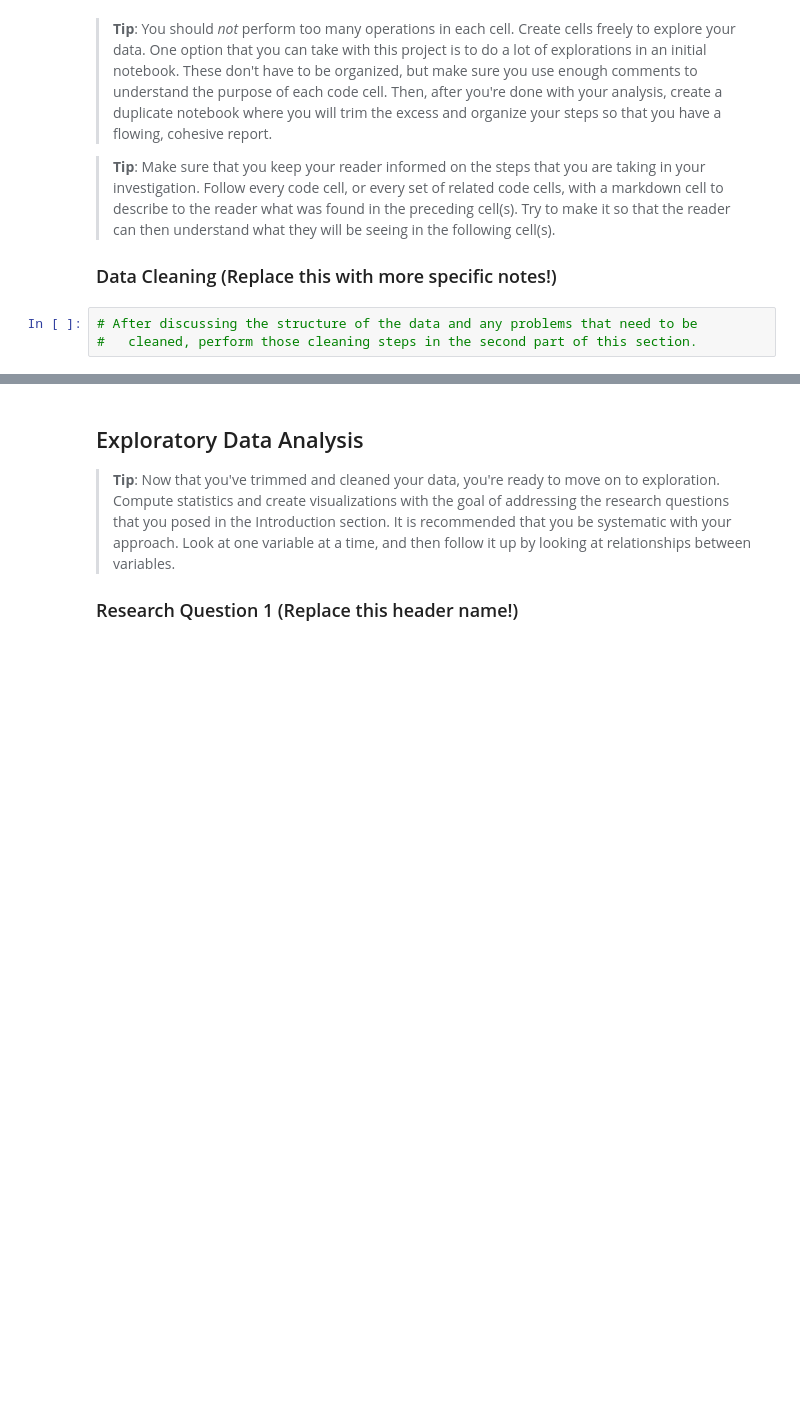
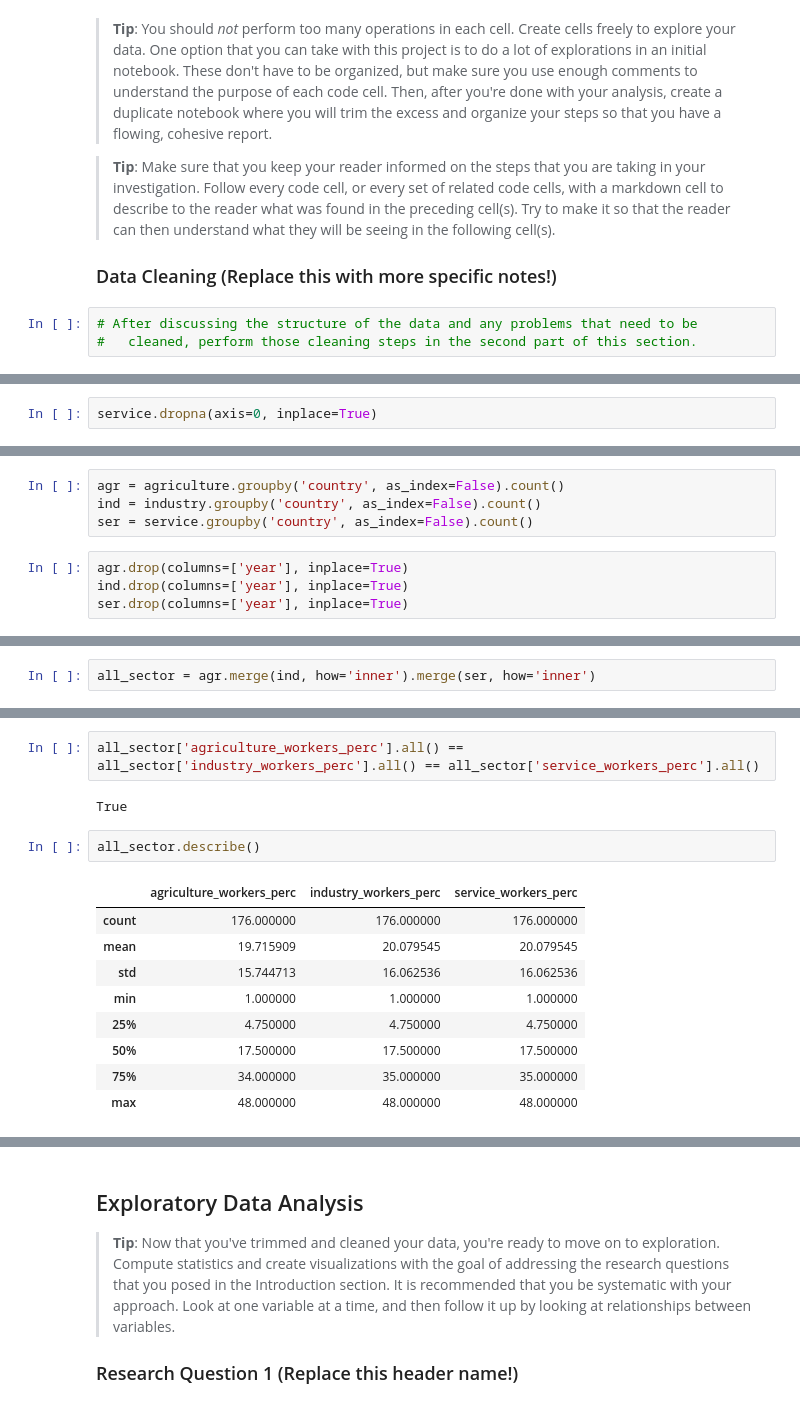
Before and after one commit to suefenali/data_analysis_nanodegree, a Jupyter notebook: project_2/investigate-a-dataset-template.ipynb, the cells around one changed output, grey strips where cells are left out. Saved outputs shown, nothing was run; the diff lists cells and outputs as text; blank space fills up the shorter version.

```diff
--- a/project_2/investigate-a-dataset-template.ipynb
+++ b/project_2/investigate-a-dataset-template.ipynb
@@ -509,0 +572,2 @@ The data for the `employment by status` is not as consistent as the other indica
+# %%
+service.dropna(axis=0, inplace=True)
@@ -509,0 +614,8 @@ The data for the `employment by status` is not as consistent as the other indica
+# %%
+agr = agriculture.groupby('country', as_index=False).count()
+ind = industry.groupby('country', as_index=False).count()
+ser = service.groupby('country', as_index=False).count()
+# %%
+agr.drop(columns=['year'], inplace=True)
+ind.drop(columns=['year'], inplace=True)
+ser.drop(columns=['year'], inplace=True)
@@ -509,0 +630,2 @@ The data for the `employment by status` is not as consistent as the other indica
+# %%
+all_sector = agr.merge(ind, how='inner').merge(ser, how='inner')
@@ -509,0 +645,16 @@ The data for the `employment by status` is not as consistent as the other indica
+# %%
+all_sector['agriculture_workers_perc'].all() == all_sector['industry_workers_perc'].all() == all_sector['service_workers_perc'].all()
+# %% [output]
+True
+# %%
+all_sector.describe()
+# %% [output]
+|  | agriculture_workers_perc | industry_workers_perc | service_workers_perc |
+| count | 176.000000 | 176.000000 | 176.000000 |
+| mean | 19.715909 | 20.079545 | 20.079545 |
+| std | 15.744713 | 16.062536 | 16.062536 |
+| min | 1.000000 | 1.000000 | 1.000000 |
+| 25% | 4.750000 | 4.750000 | 4.750000 |
+| 50% | 17.500000 | 17.500000 | 17.500000 |
+| 75% | 34.000000 | 35.000000 | 35.000000 |
+| max | 48.000000 | 48.000000 | 48.000000 |
```
Also changed, not shown: parts of 32 cells of this notebook.
